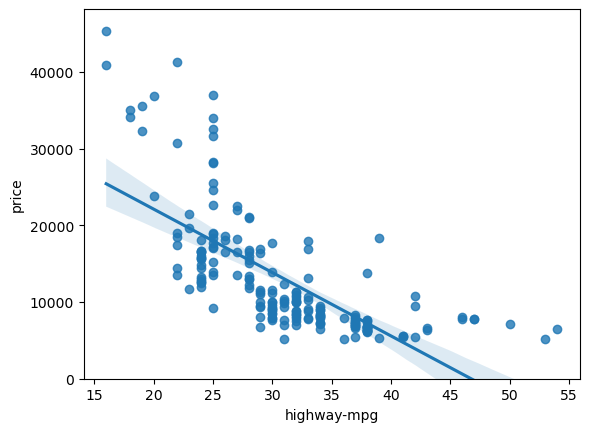
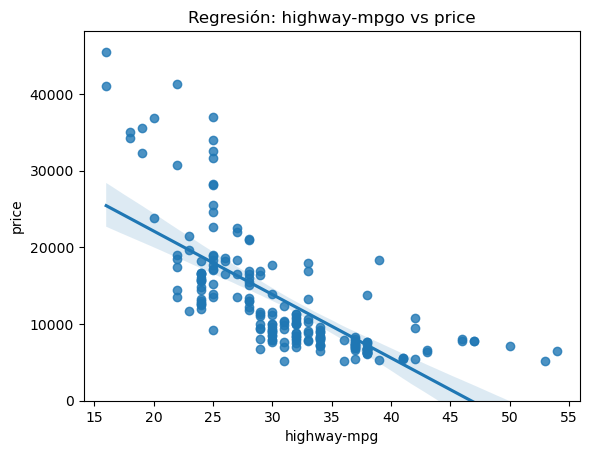
The notebook cell's code change between the first figure and the second:
--- before
+++ after
@@ -1,4 +1,5 @@
 # Gráfico de regresión
 sns.regplot(x='highway-mpg', y='price', data=df, fit_reg=True)
+plt.title("Regresión: highway-mpgo vs price")
 plt.ylim(0,)
 plt.show()

Commit: update